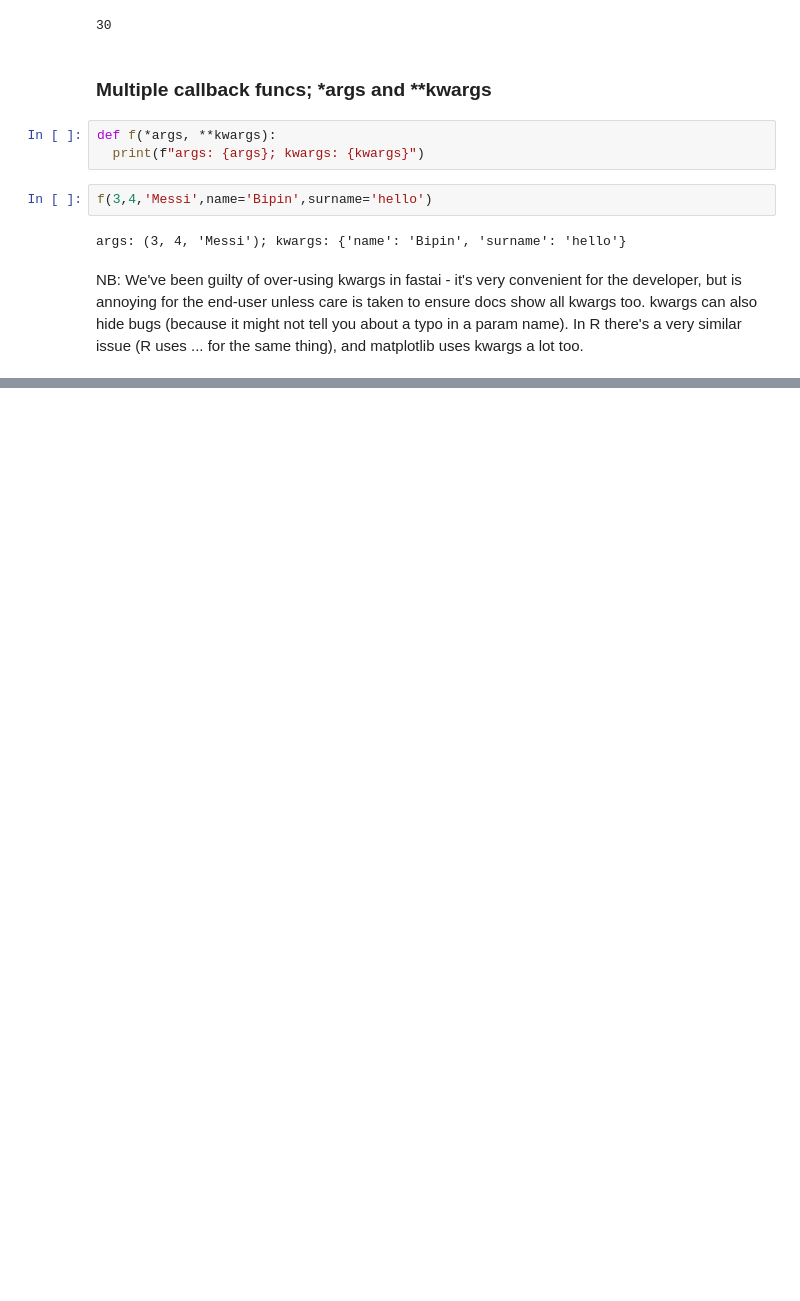
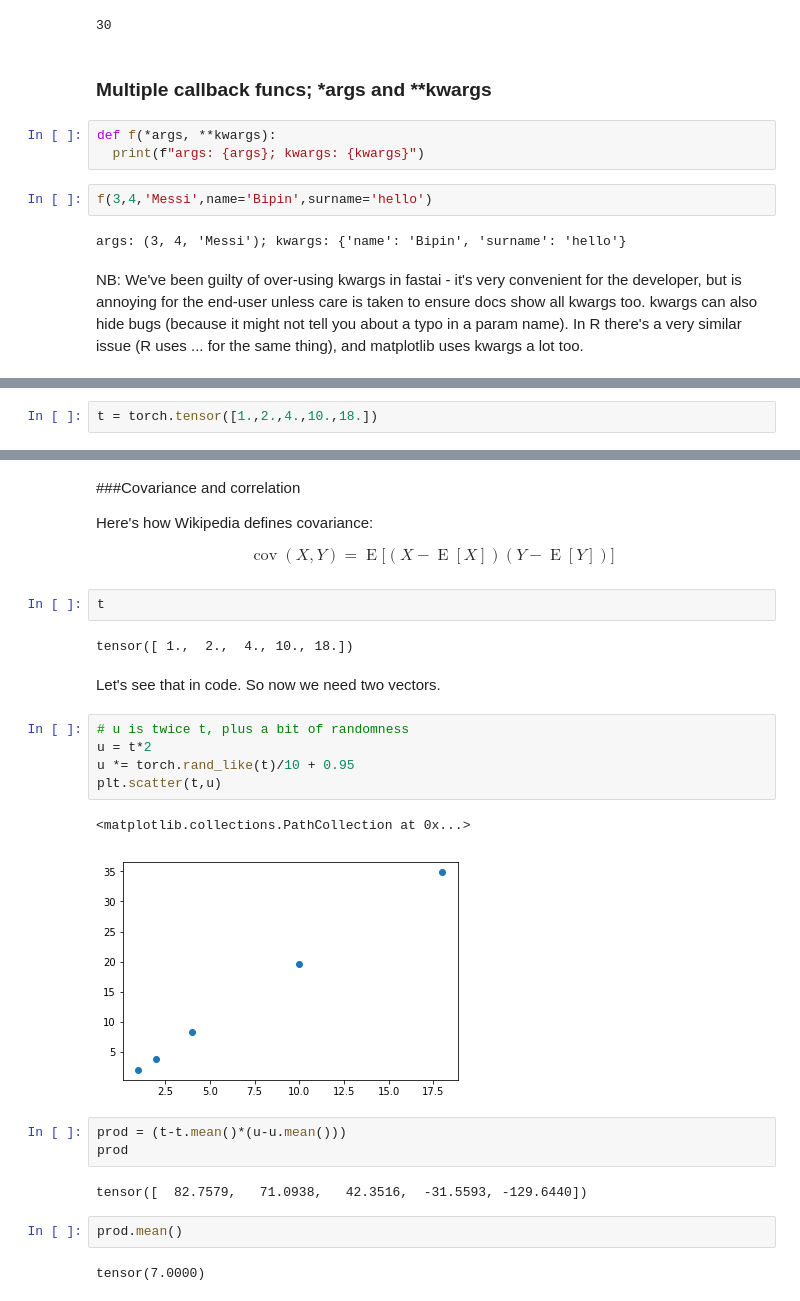
Before and after one commit to bipin2295/FastAI-Part2, a Jupyter notebook: 05a_foundations.ipynb, the cells around one changed output, grey strips where cells are left out. Drawn from its saved outputs; the diff is of its cells as text; blank space fills up the shorter version.

```diff
--- a/05a_foundations.ipynb
+++ b/05a_foundations.ipynb
@@ -181,0 +347,2 @@ NB: We've been guilty of over-using kwargs in fastai - it's very convenient for
+# %%
+t = torch.tensor([1.,2.,4.,10.,18.])
@@ -181,0 +398,31 @@ NB: We've been guilty of over-using kwargs in fastai - it's very convenient for
+# %% [markdown]
+###Covariance and correlation
+
+Here's how Wikipedia defines covariance:
+
+
+$$\operatorname{cov}(X,Y) = \operatorname{E}{\big[(X - \operatorname{E}[X])(Y - \operatorname{E}[Y])\big]}$$
+# %%
+t
+# %% [output]
+tensor([ 1.,  2.,  4., 10., 18.])
+# %% [markdown]
+
+Let's see that in code. So now we need two vectors.
+# %%
+# u is twice t, plus a bit of randomness
+u = t*2
+u *= torch.rand_like(t)/10 + 0.95
+plt.scatter(t,u)
+# %% [output]
+<matplotlib.collections.PathCollection at 0x...>
+[figure, added]
+# %%
+prod = (t-t.mean()*(u-u.mean()))
+prod
+# %% [output]
+tensor([  82.7579,   71.0938,   42.3516,  -31.5593, -129.6440])
+# %%
+prod.mean()
+# %% [output]
+tensor(7.0000)
```
Also changed, not shown: parts of 42 cells of this notebook.
